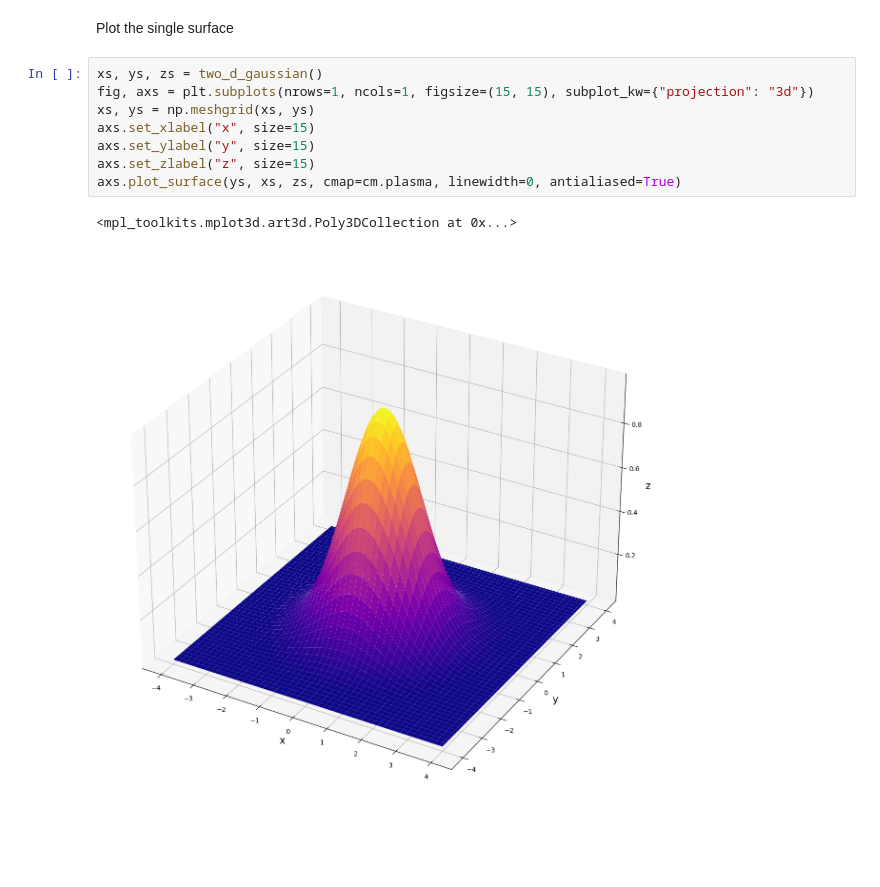
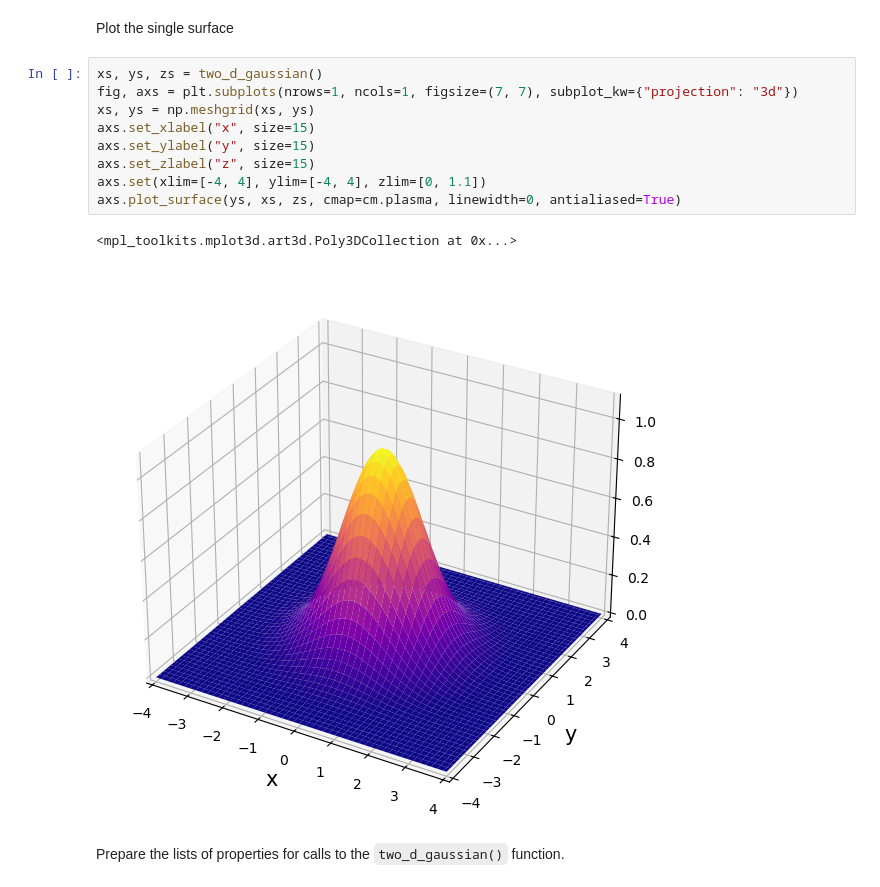
Before and after one commit to akey7/gaussian-animations, a Jupyter notebook: two_dimensional_gaussians.ipynb, the cells around one changed output. Drawn from its saved outputs; the diff is of its cells as text; blank space fills up the shorter version.

```diff
--- a/two_dimensional_gaussians.ipynb
+++ b/two_dimensional_gaussians.ipynb
@@ -35,12 +35,15 @@ def two_d_gaussian(points = 100,
 Plot the single surface
 # %%
 xs, ys, zs = two_d_gaussian()
-fig, axs = plt.subplots(nrows=1, ncols=1, figsize=(15, 15), subplot_kw={"projection": "3d"})
+fig, axs = plt.subplots(nrows=1, ncols=1, figsize=(7, 7), subplot_kw={"projection": "3d"})
 xs, ys = np.meshgrid(xs, ys)
 axs.set_xlabel("x", size=15)
 axs.set_ylabel("y", size=15)
 axs.set_zlabel("z", size=15)
+axs.set(xlim=[-4, 4], ylim=[-4, 4], zlim=[0, 1.1])
 axs.plot_surface(ys, xs, zs, cmap=cm.plasma, linewidth=0, antialiased=True)
 # %% [output]
 <mpl_toolkits.mplot3d.art3d.Poly3DCollection at 0x...>
-[figure, old version]
+[figure, new version]
+# %% [markdown]
+Prepare the lists of properties for calls to the `two_d_gaussian()` function.
```
Also changed, not shown: parts of 3 cells of this notebook.
